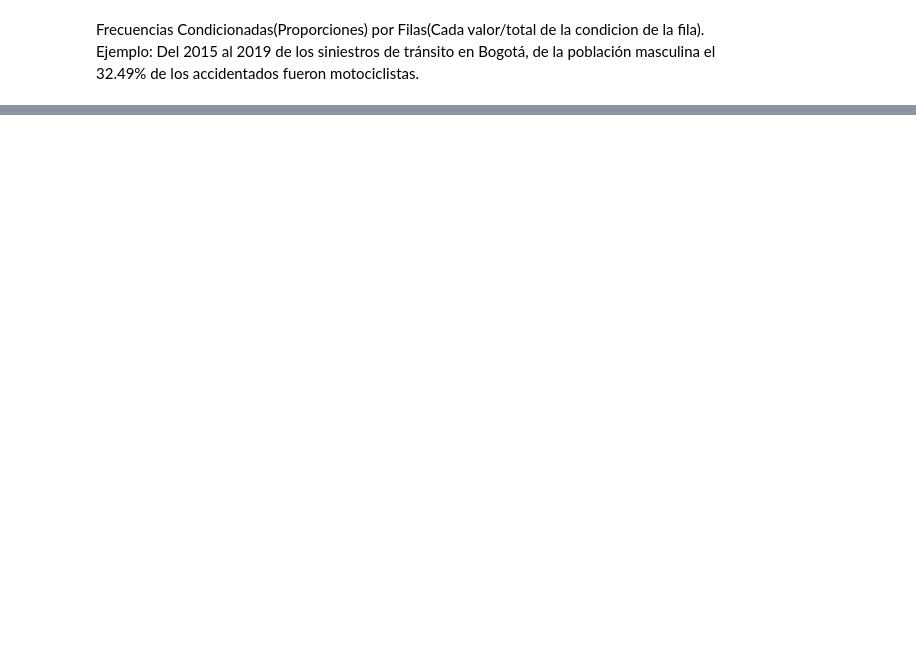
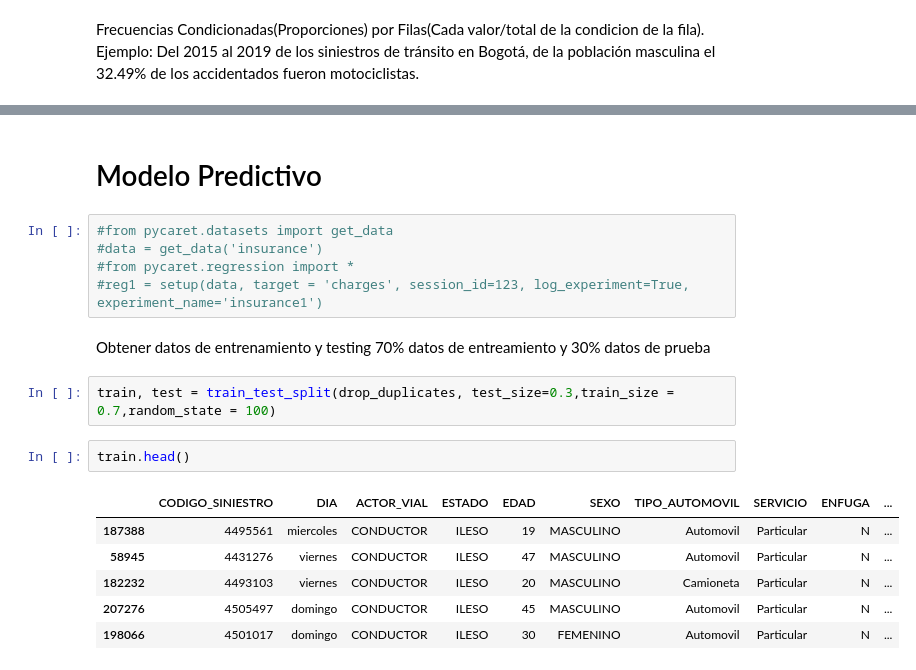
Before and after one commit to jgcotta/bigdata, a Jupyter notebook: notebook/NoteBookSiniestros.ipynb, the cells around one changed output, grey strips where cells are left out. Drawn from its saved outputs; the diff is of its cells as text; blank space fills up the shorter version.

Commit message:
Modelo predictivo 1

```diff
--- a/notebook/NoteBookSiniestros.ipynb
+++ b/notebook/NoteBookSiniestros.ipynb
@@ -410,0 +618,20 @@ condicionada2.loc[["MASCULINO","FEMENINO"]].style.format(format_dict)
+# %% [markdown]
+# Modelo Predictivo
+# %%
+#from pycaret.datasets import get_data
+#data = get_data('insurance')
+#from pycaret.regression import *
+#reg1 = setup(data, target = 'charges', session_id=123, log_experiment=True, experiment_name='insurance1')
+# %% [markdown]
+Obtener datos de entrenamiento y testing 70% datos de entreamiento y 30% datos de prueba
+# %%
+train, test = train_test_split(drop_duplicates, test_size=0.3,train_size = 0.7,random_state = 100)
+# %%
+train.head()
+# %% [output]
+|  | CODIGO_SINIESTRO | DIA | ACTOR_VIAL | ESTADO | EDAD | SEXO | TIPO_AUTOMOVIL | SERVICIO | ENFUGA | ... |
+| 187388 | 4495561 | miercoles | CONDUCTOR | ILESO | 19 | MASCULINO | Automovil | Particular | N | ... |
+| 58945 | 4431276 | viernes | CONDUCTOR | ILESO | 47 | MASCULINO | Automovil | Particular | N | ... |
+| 182232 | 4493103 | viernes | CONDUCTOR | ILESO | 20 | MASCULINO | Camioneta | Particular | N | ... |
+| 207276 | 4505497 | domingo | CONDUCTOR | ILESO | 45 | MASCULINO | Automovil | Particular | N | ... |
+| 198066 | 4501017 | domingo | CONDUCTOR | ILESO | 30 | FEMENINO | Automovil | Particular | N | ... |
```
Also changed, not shown: parts of 48 cells of this notebook, 1 other file.
